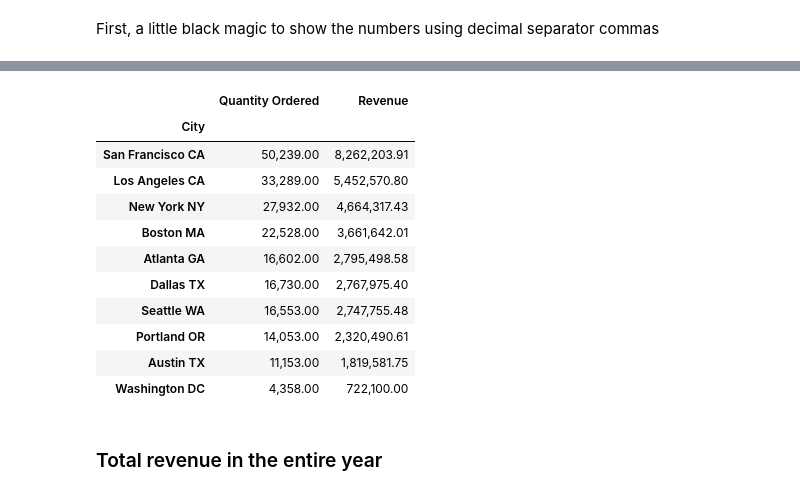
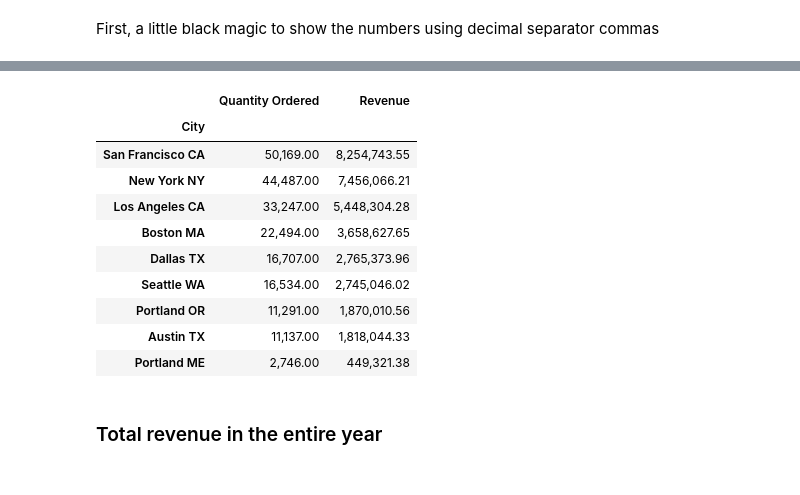
Before and after one commit to Saminyead/Location-wise-Sales-Data-from-Non-uniform-Address-Formats, a Jupyter notebook: Comparing_to_public_dataset.ipynb, the cells around one changed output, grey strips where cells are left out. Drawn from its saved outputs; the diff is of its cells as text; code cells hidden in the pictures.

```diff
--- a/Comparing_to_public_dataset.ipynb
+++ b/Comparing_to_public_dataset.ipynb
@@ -213,3 +213,10 @@ us_cities
 | 30407 | Goldcreek | Goldcreek | MT | Montana | 30077 | Powell | 46.5838 | -112.9284 | 1 | ... |
 | 30408 | Le Roy | Le Roy | IA | Iowa | 19053 | Decatur | 40.8779 | -93.5926 | 1 | ... |
 30409 rows × 17 columns
+# %%
+#defining a new dataframe to contain all sales data of us_cities.iloc[0]
+#this is a test to see if this code works
+sales_data_cities = all_months_sales.loc[all_months_sales['Purchase Address'].str.contains(us_cities['city'][0])]
+#adding a 'City' column to the dataframe from the us_cities.iloc[0] row
+sales_data_cities['City'] = us_cities['city'][0] + ' ' + us_cities['state_id'][0]
+sales_data_cities
@@ -426,14 +468,13 @@ all_zip_codes
 array(['75001', '02215', '90001', '94016', '98101', '30301', '10001',
        '97035', '73301', '04101'], dtype=object)
 # %%
-i = 0
-empty_df = pd.DataFrame()
+#making a lookup table of all cities corresponding to the zip codes in all_zip_codes array
+city_lookup = pd.DataFrame()
 #loop through every unique zip code and find matching column in us_cities dataframe
 for zip_code in all_zip_codes:
     #selecting all rows with the particular zip code of the array
     city_zip = us_cities.loc[us_cities['zips'].str.contains(zip_code,na=False)]
-    empty_df = pd.concat([empty_df,city_zip])
-    print(i)
-    i = i + 1
-empty_df
+    city_lookup = pd.concat([city_lookup,city_zip])
+city_lookup = city_lookup.reset_index(drop=True)
+city_lookup
 # %% [output]
@@ -460,0 +492,8 @@ empty_df
+# %%
+#changing the lookup values to match the city and state name of the all_months_sales dataframe's ['Purchase Address'] column
+city_lookup['city'][0] = 'Dallas'
+city_lookup['city'][3] = 'San Francisco'
+city_lookup['city'][6] = 'New York'
+city_lookup['city'][7] = 'Portland'
+city_lookup['city'][8] = 'Austin'
+city_lookup['state_id'][8] = 'TX'
@@ -460,0 +535,17 @@ empty_df
+# %%
+#defining an empty dataframe where we will store the city information based on the city_lookup dataframe
+sales_data_cities_zip = pd.DataFrame()
+#for loop to add 'City' column to sales_data_cities_zip
+for i in range(0, len(city_lookup)):
+    #a dataframe of all rows containing the zip code in the city_lookup[i] row
+    city_df = all_months_sales.loc[all_months_sales['Zip Code']==all_zip_codes[i]]
+    city_df['City'] = city_lookup['city'][i] + ' ' + city_lookup['state_id'][i]
+    #concatenating the city_df dataframe to the sales_data_cities
+    sales_data_cities_zip = pd.concat([sales_data_cities_zip,city_df])
+    print(i)
+    #comparing to see if the number of rows of sales_data_cities_zip is equal to all_months_data
+    #if the number of rows is equal or more, there are no more rows to append to
+    if len(sales_data_cities_zip)>=len(all_months_sales):
+        #just to see if it actually reaches break before going through all rows of city_lookup
+        print('reached break')
+        break
@@ -501,19 +641,18 @@ sales_data_cities.groupby(['City']).sum().sort_values(by='Revenue',ascending=Fal
 # %%
 #only choosing relevant columns from the above dataframe
-sales_data_cities.groupby(['City']).sum().sort_values(by='Revenue',ascending=False)[['Quantity Ordered','Revenue']]
+sales_data_cities_zip.groupby(['City']).sum().sort_values(by='Revenue',ascending=False)[['Quantity Ordered','Revenue']]
 # %% [output]
 |  | Quantity Ordered | Revenue |
 | City |  |  |
-| San Francisco CA | 50,239.00 | 8,262,203.91 |
-| Los Angeles CA | 33,289.00 | 5,452,570.80 |
-| New York NY | 27,932.00 | 4,664,317.43 |
-| Boston MA | 22,528.00 | 3,661,642.01 |
-| Atlanta GA | 16,602.00 | 2,795,498.58 |
-| Dallas TX | 16,730.00 | 2,767,975.40 |
-| Seattle WA | 16,553.00 | 2,747,755.48 |
-| Portland OR | 14,053.00 | 2,320,490.61 |
-| Austin TX | 11,153.00 | 1,819,581.75 |
-| Washington DC | 4,358.00 | 722,100.00 |
+| San Francisco CA | 50,169.00 | 8,254,743.55 |
+| New York NY | 44,487.00 | 7,456,066.21 |
+| Los Angeles CA | 33,247.00 | 5,448,304.28 |
+| Boston MA | 22,494.00 | 3,658,627.65 |
+| Dallas TX | 16,707.00 | 2,765,373.96 |
+| Seattle WA | 16,534.00 | 2,745,046.02 |
+| Portland OR | 11,291.00 | 1,870,010.56 |
+| Austin TX | 11,137.00 | 1,818,044.33 |
+| Portland ME | 2,746.00 | 449,321.38 |
 # %% [markdown]
 ### Total revenue in the entire year
 # %%
```
Also changed, not shown: parts of 19 cells of this notebook.
